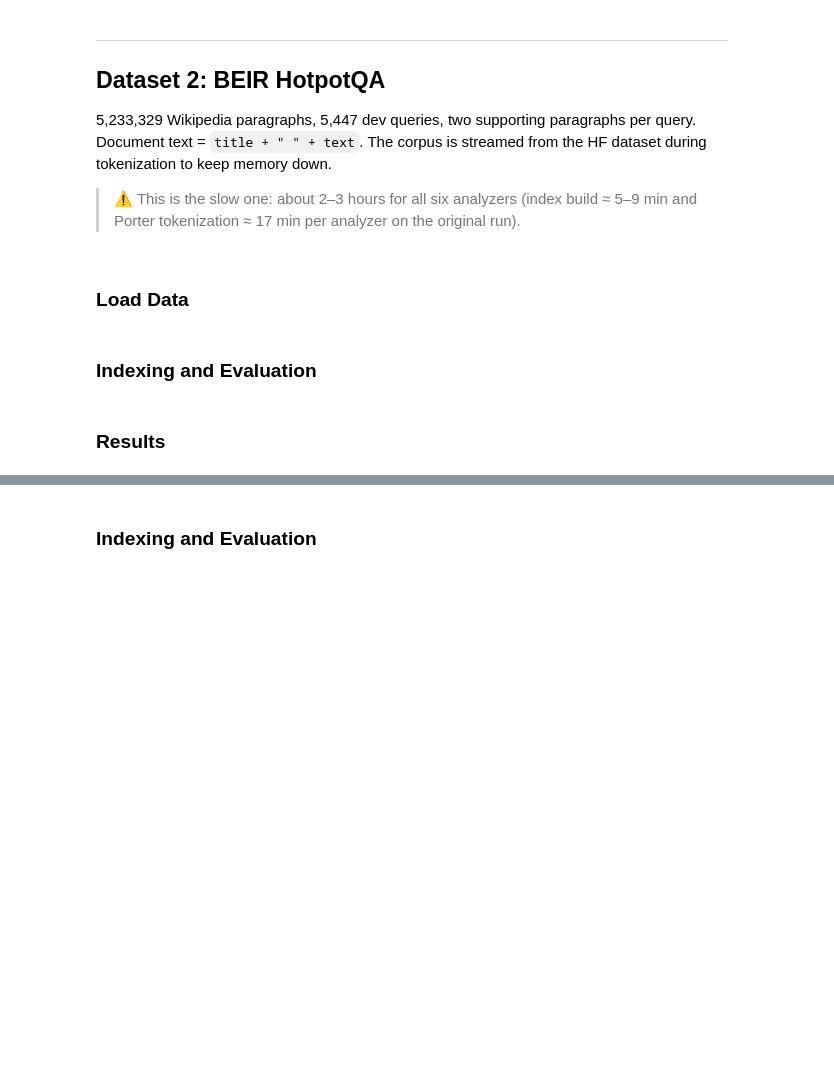
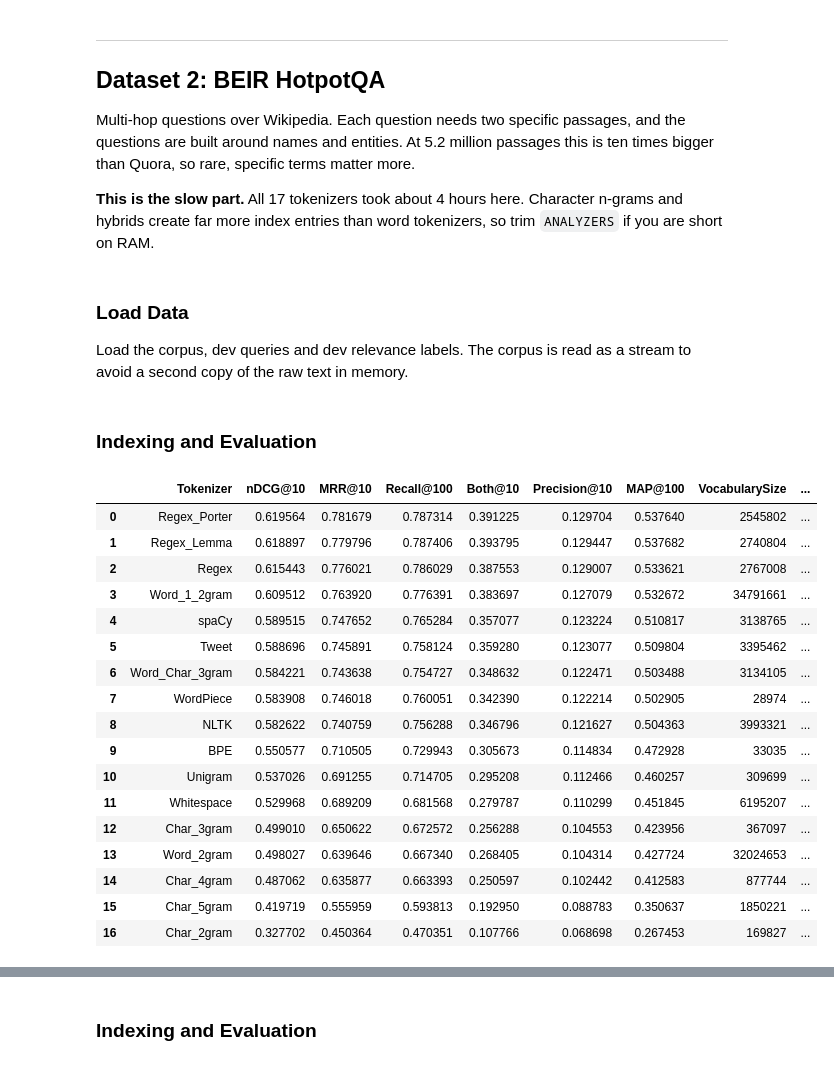
Before and after one commit to enisteper1/e2e-search-lab, a Jupyter notebook: tokenization/tokenization.ipynb, the cells around one changed output, grey strips where cells are left out. Saved outputs shown, nothing was run; the diff lists cells and outputs as text; code cells hidden in the pictures; blank space fills up the shorter version.

```diff
--- a/tokenization/tokenization.ipynb
+++ b/tokenization/tokenization.ipynb
@@ -528,14 +765,13 @@ if "quora" in DATASETS:
 ---
 ## Dataset 2: BEIR HotpotQA
 
-5,233,329 Wikipedia paragraphs, 5,447 dev queries, two supporting paragraphs per query.
-Document text = `title + " " + text`. The corpus is streamed from the HF dataset during
-tokenization to keep memory down.
+Multi-hop questions over Wikipedia. Each question needs two specific passages, and the questions are built around names and entities. At 5.2 million passages this is ten times bigger than Quora, so rare, specific terms matter more.
 
-> ⚠️ This is the slow one: about 2–3 hours for all six analyzers (index build ≈ 5–9 min
-> and Porter tokenization ≈ 17 min per analyzer on the original run).
+**This is the slow part.** All 17 tokenizers took about 4 hours here. Character n-grams and hybrids create far more index entries than word tokenizers, so trim `ANALYZERS` if you are short on RAM.
 # %% [markdown]
 ### Load Data
+
+Load the corpus, dev queries and dev relevance labels. The corpus is read as a stream to avoid a second copy of the raw text in memory.
 # %%
 if "hotpotqa" in DATASETS:
     HOTPOTQA_HF = "Hyukkyu/beir-hotpotqa"
@@ -578,23 +810,42 @@ if "hotpotqa" in DATASETS:
 # %%
 if "hotpotqa" in DATASETS:
     hotpotqa_results_df, hotpotqa_per_query_df = run_benchmark(
         "hotpotqa",
         corpus_texts=lambda: (
             f"{row['title'] or ''} {row['text'] or ''}"
             for row in corpus_ds
         ),
         n_docs=len(corpus_ds),
         doc_ids=doc_ids,
         query_ids=query_ids,
         query_texts=query_texts,
         qrels=qrels,
         evaluate_fn=partial(evaluate_binary, both_at_10=True),
     )
 
     all_dataset_results["hotpotqa"] = hotpotqa_results_df
+    with pd.option_context("display.max_columns", None, "display.max_rows", None):
+        display(hotpotqa_results_df)
 
     # Free the corpus before the next dataset
     del corpus_ds, queries_dev_ds, qrels_dev_ds, doc_ids
     gc.collect()
+# %% [output]
+|  | Tokenizer | nDCG@10 | MRR@10 | Recall@100 | Both@10 | Precision@10 | MAP@100 | VocabularySize | ... |
+| 0 | Regex_Porter | 0.619564 | 0.781679 | 0.787314 | 0.391225 | 0.129704 | 0.537640 | 2545802 | ... |
+| 1 | Regex_Lemma | 0.618897 | 0.779796 | 0.787406 | 0.393795 | 0.129447 | 0.537682 | 2740804 | ... |
+| 2 | Regex | 0.615443 | 0.776021 | 0.786029 | 0.387553 | 0.129007 | 0.533621 | 2767008 | ... |
+| 3 | Word_1_2gram | 0.609512 | 0.763920 | 0.776391 | 0.383697 | 0.127079 | 0.532672 | 34791661 | ... |
+| 4 | spaCy | 0.589515 | 0.747652 | 0.765284 | 0.357077 | 0.123224 | 0.510817 | 3138765 | ... |
+| 5 | Tweet | 0.588696 | 0.745891 | 0.758124 | 0.359280 | 0.123077 | 0.509804 | 3395462 | ... |
+| 6 | Word_Char_3gram | 0.584221 | 0.743638 | 0.754727 | 0.348632 | 0.122471 | 0.503488 | 3134105 | ... |
+| 7 | WordPiece | 0.583908 | 0.746018 | 0.760051 | 0.342390 | 0.122214 | 0.502905 | 28974 | ... |
+| 8 | NLTK | 0.582622 | 0.740759 | 0.756288 | 0.346796 | 0.121627 | 0.504363 | 3993321 | ... |
+| 9 | BPE | 0.550577 | 0.710505 | 0.729943 | 0.305673 | 0.114834 | 0.472928 | 33035 | ... |
+| 10 | Unigram | 0.537026 | 0.691255 | 0.714705 | 0.295208 | 0.112466 | 0.460257 | 309699 | ... |
+| 11 | Whitespace | 0.529968 | 0.689209 | 0.681568 | 0.279787 | 0.110299 | 0.451845 | 6195207 | ... |
+| 12 | Char_3gram | 0.499010 | 0.650622 | 0.672572 | 0.256288 | 0.104553 | 0.423956 | 367097 | ... |
+| 13 | Word_2gram | 0.498027 | 0.639646 | 0.667340 | 0.268405 | 0.104314 | 0.427724 | 32024653 | ... |
+| 14 | Char_4gram | 0.487062 | 0.635877 | 0.663393 | 0.250597 | 0.102442 | 0.412583 | 877744 | ... |
+| 15 | Char_5gram | 0.419719 | 0.555959 | 0.593813 | 0.192950 | 0.088783 | 0.350637 | 1850221 | ... |
+| 16 | Char_2gram | 0.327702 | 0.450364 | 0.470351 | 0.107766 | 0.068698 | 0.267453 | 169827 | ... |
-# %% [markdown]
-### Results
```
Also changed, not shown: parts of 39 cells of this notebook.
